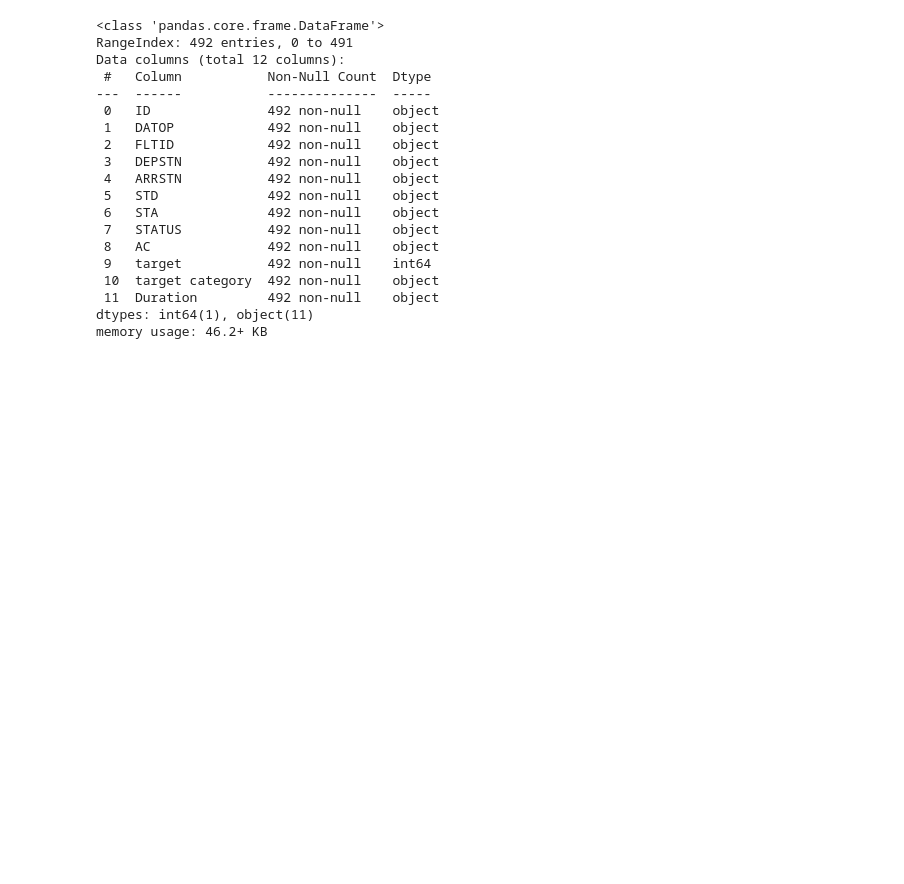
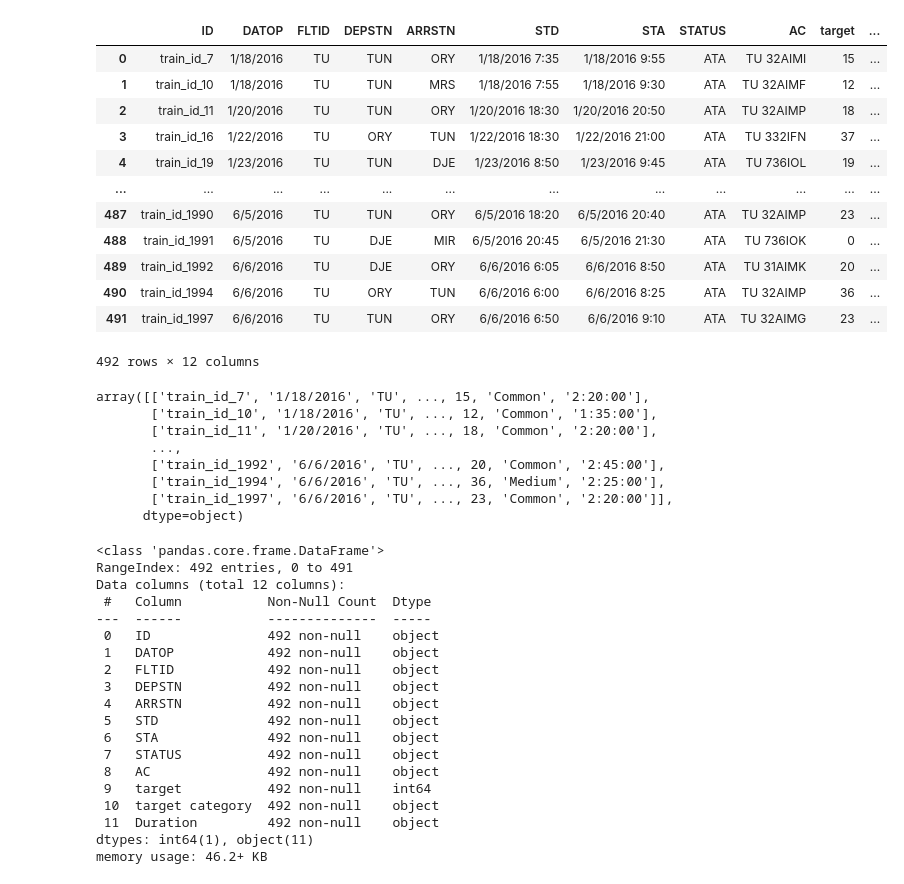
Before and after one commit to DhafinRA/uasPengantarAI, a Jupyter notebook: geneticsAlgorithm.ipynb, the cells around one changed output. Saved outputs shown, nothing was run; the diff lists cells and outputs as text; code cells hidden in the pictures; blank space fills up the shorter version.

```diff
--- a/geneticsAlgorithm.ipynb
+++ b/geneticsAlgorithm.ipynb
@@ -1,36 +1,66 @@
 # %%
 import pandas as pd
 import seaborn as sns
 import matplotlib.pyplot as plt
 import numpy as np
 from sklearn.model_selection import train_test_split
-from sklearn.preprocessing import LabelEncoder, OneHotEncoder
+from sklearn.preprocessing import LabelEncoder, OneHotEncoder, StandardScaler
 
-dataTrainingAwal = pd.read_csv("DataTrainingAwal.csv")
+dataTrainingAwal = pd.read_csv("DataTraining.csv")
 dataTrainingAwal.head(20)
+y_train = dataTrainingAwal['target']
+x_train = dataTrainingAwal.drop(labels =['target'],axis=1)
+
+display(dataTrainingAwal)
+
+np_array = dataTrainingAwal.to_numpy()
+
+display(np_array)
 
 
 dataTrainingCopy = pd.read_csv("DataTrainingCopy.csv")
-y_train = dataTrainingCopy['target']
-x_train = dataTrainingCopy.drop(labels =['target'],axis=1)
+# y_train = dataTrainingCopy['target']
+# x_train = dataTrainingCopy.drop(labels =['target'],axis=1)
 
 ohe = OneHotEncoder()
 le = LabelEncoder()
 
 cols = x_train.columns.values
 for col in cols:
     x_train[col] = le.fit_transform(x_train[col])
 
 y_train = le.fit_transform(y_train)
 
 ohe = OneHotEncoder()
 x_train = ohe.fit_transform(x_train).toarray()
 sc = StandardScaler()
 x_train = sc.fit_transform(x_train)
 
 
 x_train, x_test, y_train, y_test = train_test_split(x_train,y_train, test_size = 0.30, random_state = 42)
 x_valid, x_test, y_valid, y_test = train_test_split(x_test,y_test, test_size = 0.50, random_state = 42)
+# %% [output]
+|  | ID | DATOP | FLTID | DEPSTN | ARRSTN | STD | STA | STATUS | AC | target | ... |
+| 0 | train_id_7 | 1/18/2016 | TU | TUN | ORY | 1/18/2016 7:35 | 1/18/2016 9:55 | ATA | TU 32AIMI | 15 | ... |
+| 1 | train_id_10 | 1/18/2016 | TU | TUN | MRS | 1/18/2016 7:55 | 1/18/2016 9:30 | ATA | TU 32AIMF | 12 | ... |
+| 2 | train_id_11 | 1/20/2016 | TU | TUN | ORY | 1/20/2016 18:30 | 1/20/2016 20:50 | ATA | TU 32AIMP | 18 | ... |
+| 3 | train_id_16 | 1/22/2016 | TU | ORY | TUN | 1/22/2016 18:30 | 1/22/2016 21:00 | ATA | TU 332IFN | 37 | ... |
+| 4 | train_id_19 | 1/23/2016 | TU | TUN | DJE | 1/23/2016 8:50 | 1/23/2016 9:45 | ATA | TU 736IOL | 19 | ... |
+| ... | ... | ... | ... | ... | ... | ... | ... | ... | ... | ... | ... |
+| 487 | train_id_1990 | 6/5/2016 | TU | TUN | ORY | 6/5/2016 18:20 | 6/5/2016 20:40 | ATA | TU 32AIMP | 23 | ... |
+| 488 | train_id_1991 | 6/5/2016 | TU | DJE | MIR | 6/5/2016 20:45 | 6/5/2016 21:30 | ATA | TU 736IOK | 0 | ... |
+| 489 | train_id_1992 | 6/6/2016 | TU | DJE | ORY | 6/6/2016 6:05 | 6/6/2016 8:50 | ATA | TU 31AIMK | 20 | ... |
+| 490 | train_id_1994 | 6/6/2016 | TU | ORY | TUN | 6/6/2016 6:00 | 6/6/2016 8:25 | ATA | TU 32AIMP | 36 | ... |
+| 491 | train_id_1997 | 6/6/2016 | TU | TUN | ORY | 6/6/2016 6:50 | 6/6/2016 9:10 | ATA | TU 32AIMG | 23 | ... |
+492 rows × 12 columns
+array([['train_id_7', '1/18/2016', 'TU', ..., 15, 'Common', '2:20:00'],
+       ['train_id_10', '1/18/2016', 'TU', ..., 12, 'Common', '1:35:00'],
+       ['train_id_11', '1/20/2016', 'TU', ..., 18, 'Common', '2:20:00'],
+       ...,
+       ['train_id_1992', '6/6/2016', 'TU', ..., 20, 'Common', '2:45:00'],
+       ['train_id_1994', '6/6/2016', 'TU', ..., 36, 'Medium', '2:25:00'],
+       ['train_id_1997', '6/6/2016', 'TU', ..., 23, 'Common', '2:20:00']],
+      dtype=object)
 # %%
 dataTrainingAwal.columns
 dataTrainingAwal.info()
```
Also changed, not shown: parts of 1 cell of this notebook, 5 other files.
